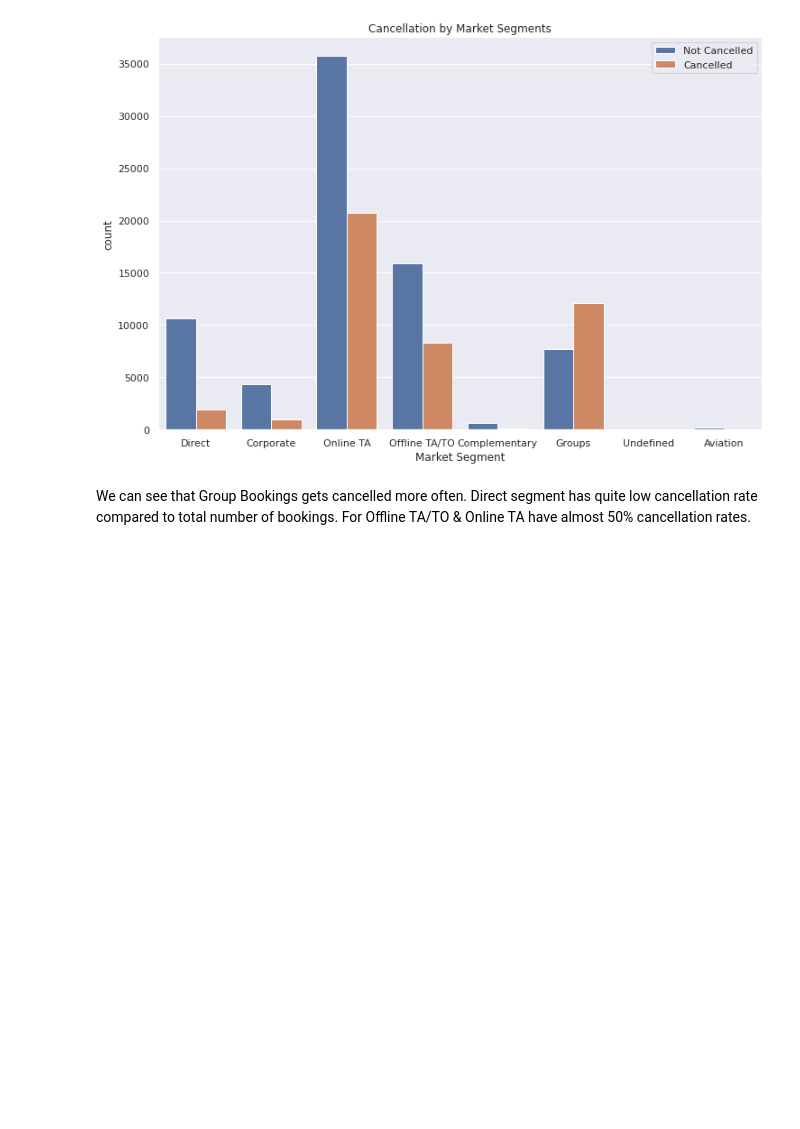
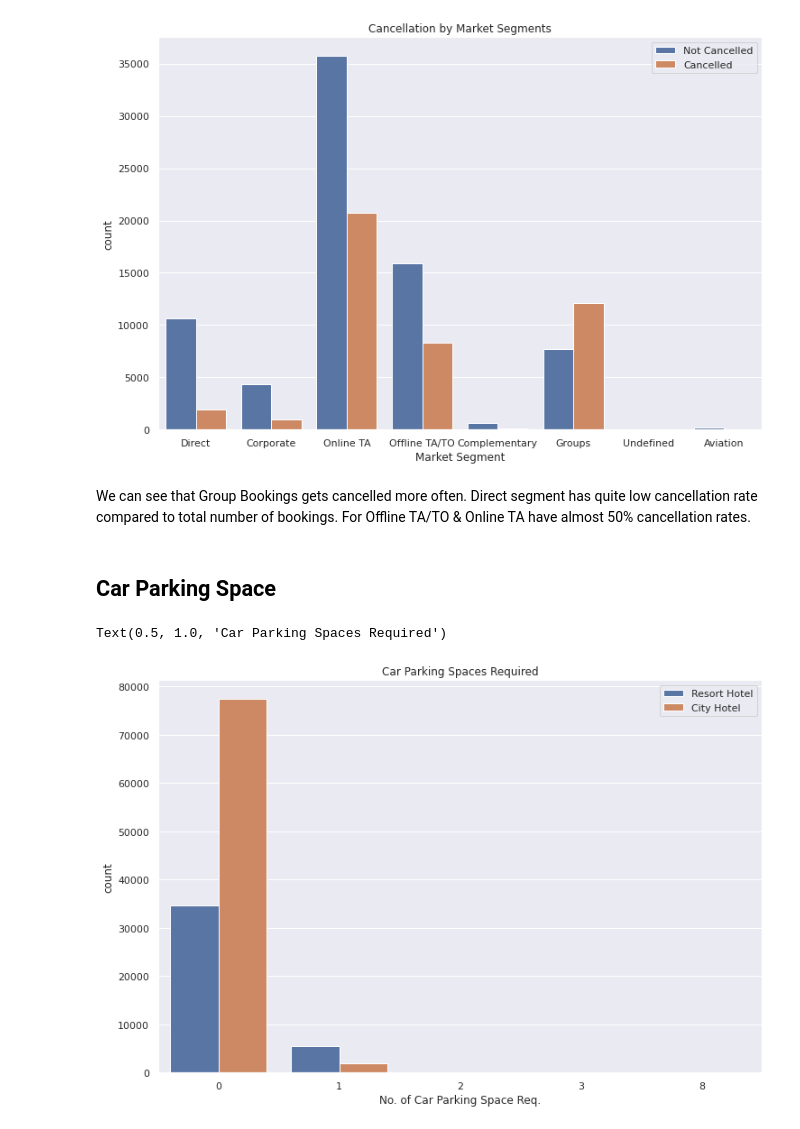
Before and after one commit to ayush9304/Hotel-Booking-Analysis-EDA, a Jupyter notebook: Hotel_Booking_Analysis_EDA.ipynb, the cells around one changed output. Drawn from its saved outputs; the diff is of its cells as text; code cells hidden in the pictures; blank space fills up the shorter version.

Commit message:
Explored Car parking space demand

```diff
--- a/Hotel_Booking_Analysis_EDA.ipynb
+++ b/Hotel_Booking_Analysis_EDA.ipynb
@@ -592,3 +592,14 @@ Text(0.5, 1.0, 'Cancellation by Market Segments')
 [figure]
 # %% [markdown]
 We can see that Group Bookings gets cancelled more often. Direct segment has quite low cancellation rate compared to total number of bookings. For Offline TA/TO & Online TA have almost 50% cancellation rates.
+# %% [markdown]
+## Car Parking Space
+# %%
+plt.figure(figsize = (12,8))
+sns.countplot(x='required_car_parking_spaces', hue='hotel', data=df)
+plt.xlabel("No. of Car Parking Space Req.")
+plt.legend(loc=1)
+plt.title("Car Parking Spaces Required")
+# %% [output]
+Text(0.5, 1.0, 'Car Parking Spaces Required')
+[figure, added]
```
Also changed, not shown: parts of 2 cells of this notebook.
